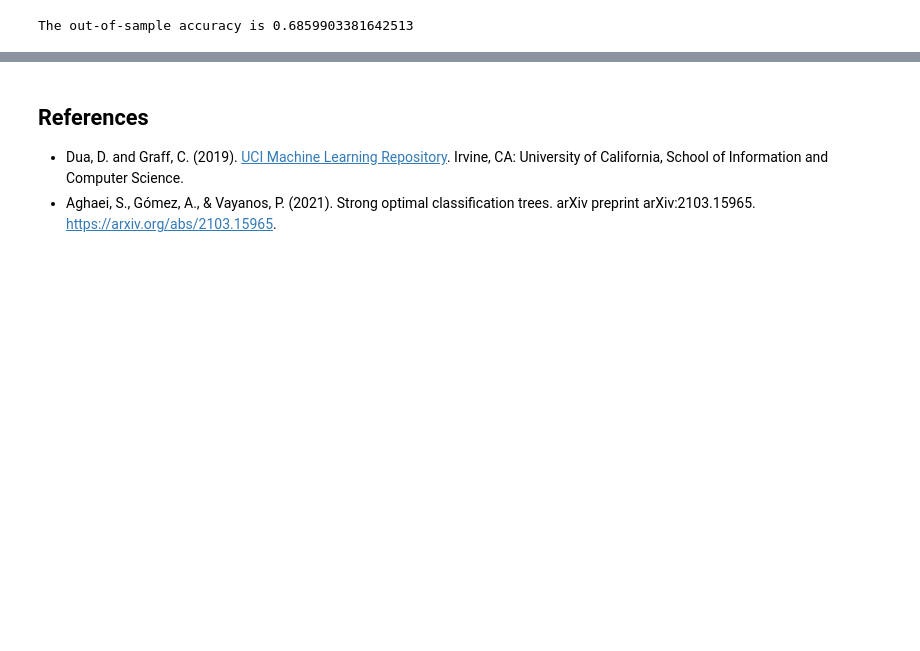
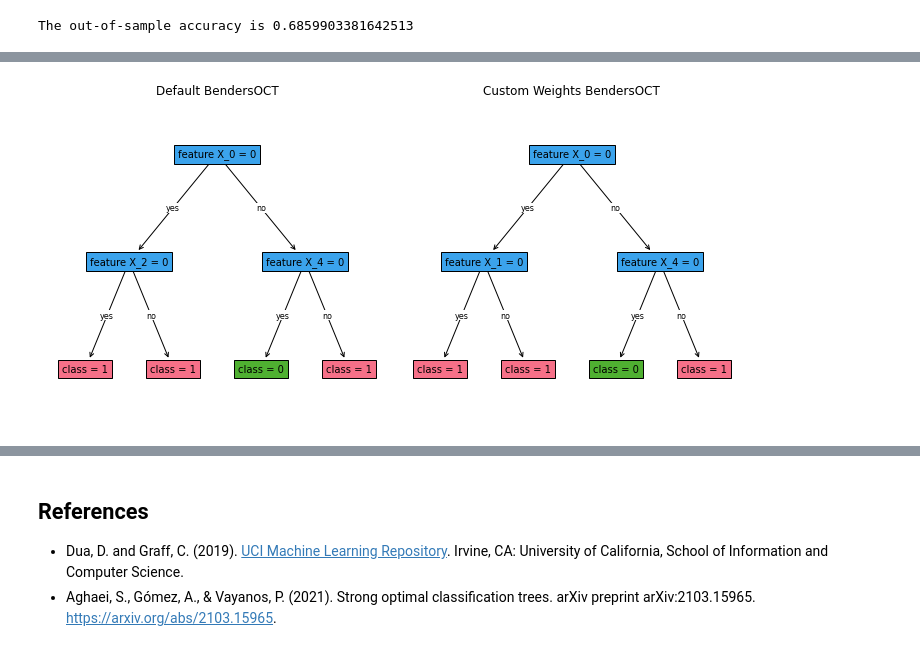
Before and after one commit to D3M-Research-Group/odtlearn, a Jupyter notebook: docs/notebooks/FlowOCT.ipynb, the cells around one changed output, grey strips where cells are left out. Cells and saved outputs as stored; diff of their text form; code cells hidden in the pictures; blank space fills up the shorter version.

```diff
--- a/docs/notebooks/FlowOCT.ipynb
+++ b/docs/notebooks/FlowOCT.ipynb
@@ -406,0 +567,15 @@ The out-of-sample accuracy is 0.6859903381642513
+# %%
+# BendersOCT without custom weights
+benders_oct_default = BendersOCT(solver="gurobi", obj_mode="acc", depth=2, time_limit=10)
+benders_oct_default.fit(X, y)
+
+# BendersOCT with custom weights
+benders_oct_custom = BendersOCT(solver="gurobi", obj_mode="custom", depth=2, time_limit=10, verbose=False)
+benders_oct_custom.fit(X, y, weights=weights)
+
+print("Default BendersOCT predictions:", benders_oct_default.predict(X))
+print("Custom weights BendersOCT predictions:", benders_oct_custom.predict(X))
+
+print("\nDefault BendersOCT accuracy:", (benders_oct_default.predict(X) == y).mean())
+print("Custom weights BendersOCT accuracy:", (benders_oct_custom.predict(X) == y).mean())
+print("Custom weights BendersOCT weighted accuracy:", np.average(benders_oct_custom.predict(X) == y, weights=weights))
@@ -406,0 +600,13 @@ The out-of-sample accuracy is 0.6859903381642513
+# %%
+fig, (ax1, ax2) = plt.subplots(1, 2, figsize=(10, 5))
+
+benders_oct_default.plot_tree(ax=ax1, fontsize=10)
+ax1.set_title("Default BendersOCT")
+
+benders_oct_custom.plot_tree(ax=ax2, fontsize=10)
+ax2.set_title("Custom Weights BendersOCT")
+
+plt.tight_layout()
+plt.show()
+# %% [output]
+[figure, added]
```
Also changed, not shown: parts of 27 cells of this notebook, 14 other files.
